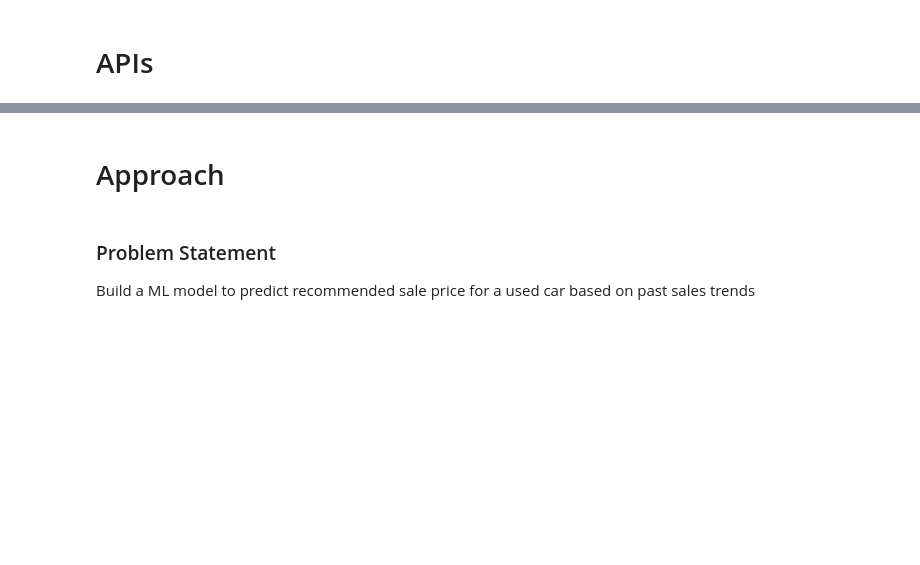
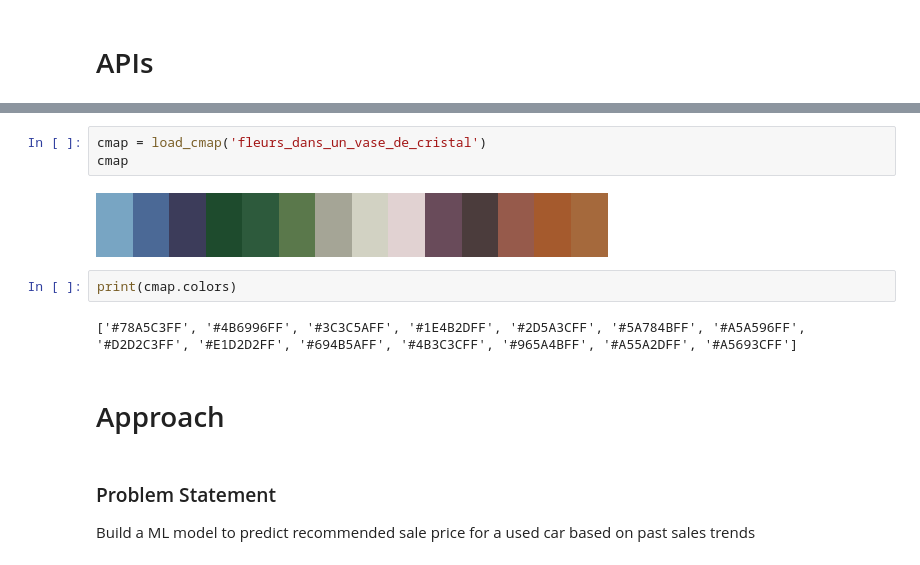
Before and after one commit to abhaykukade/Car-Price-Prediction, a Jupyter notebook: main.ipynb, the cells around one changed output, grey strips where cells are left out. Cells and saved outputs as stored; diff of their text form; blank space fills up the shorter version.

```diff
--- a/main.ipynb
+++ b/main.ipynb
@@ -13,3 +20,12 @@ from sklearn.compose import ColumnTransformer
+# %%
+cmap = load_cmap('fleurs_dans_un_vase_de_cristal')
+cmap
+# %% [output]
+[figure, added]
+# %%
+print(cmap.colors)
+# %% [output]
+['#78A5C3FF', '#4B6996FF', '#3C3C5AFF', '#1E4B2DFF', '#2D5A3CFF', '#5A784BFF', '#A5A596FF', '#D2D2C3FF', '#E1D2D2FF', '#694B5AFF', '#4B3C3CFF', '#965A4BFF', '#A55A2DFF', '#A5693CFF']
 # %% [markdown]
 # Approach
 # %% [markdown]
```
Also changed, not shown: parts of 74 cells of this notebook.
